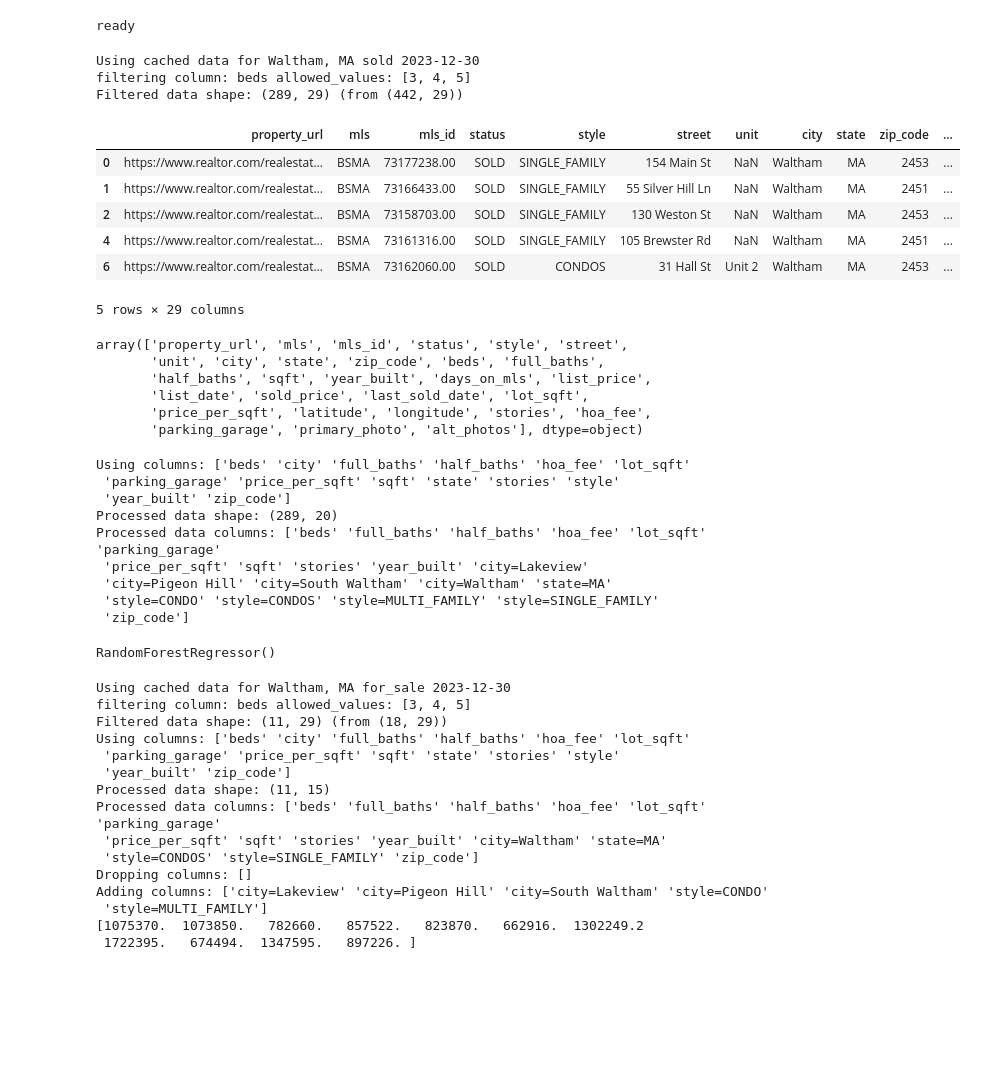
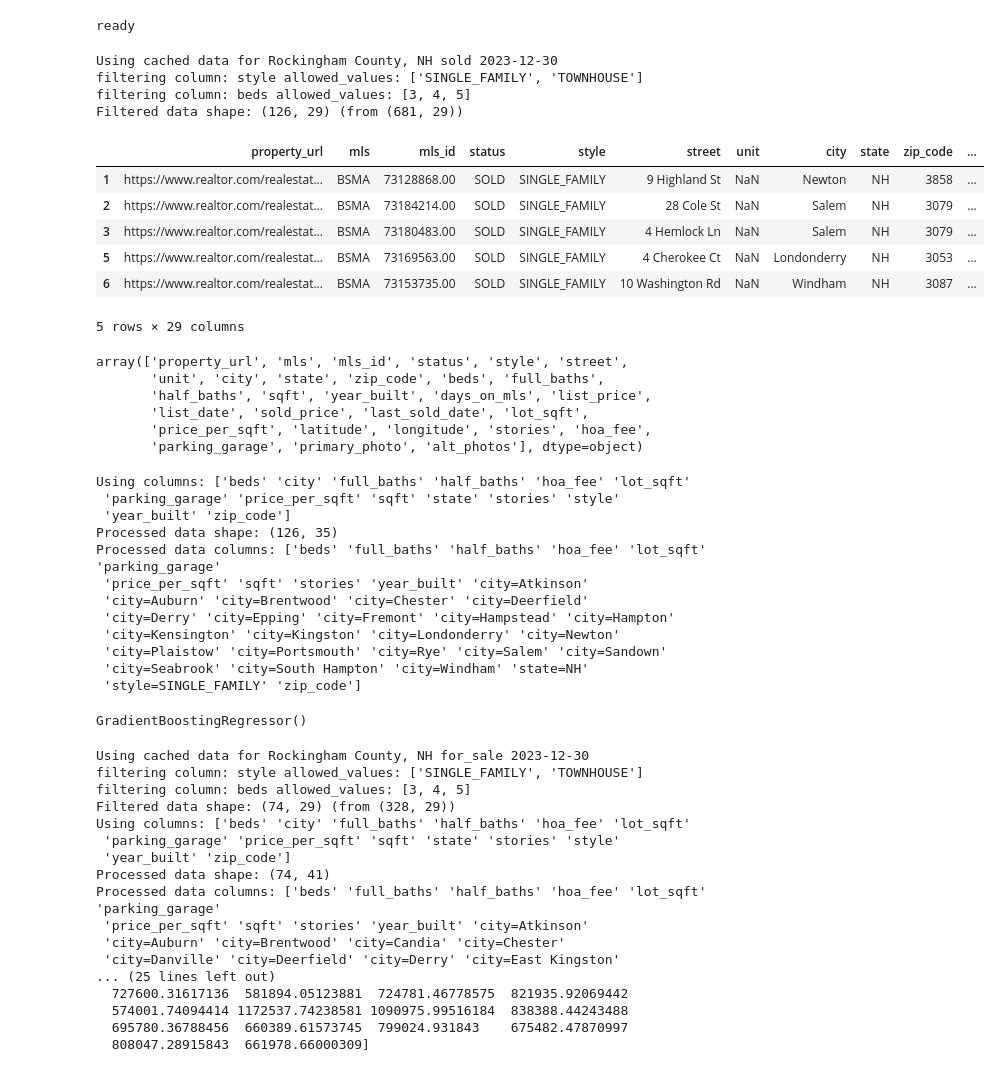
Before and after one commit to cbonoz/harvest-re, a Jupyter notebook: redfin_harvest.ipynb, the cells around one changed output. Cells and saved outputs as stored; diff of their text form; code cells hidden in the pictures; blank space fills up the shorter version.

Commit message:
update messaging and filter

```diff
--- a/redfin_harvest.ipynb
+++ b/redfin_harvest.ipynb
@@ -9,21 +9,21 @@ import sys
 from sklearn.model_selection import train_test_split
 from sklearn.preprocessing import StandardScaler
 from sklearn.linear_model import LinearRegression, LogisticRegression
-from sklearn.ensemble import RandomForestRegressor, HistGradientBoostingRegressor
+from sklearn.ensemble import RandomForestRegressor, HistGradientBoostingRegressor, GradientBoostingRegressor
 from sklearn.metrics import mean_squared_error
 
 # dict vectorizer
 from sklearn.feature_extraction import DictVectorizer
 
-ACTIVE_MODEL = RandomForestRegressor
+ACTIVE_MODEL = GradientBoostingRegressor
 
-
-# TARGET_LOCATION = 'Rockingham County, NH'
-TARGET_LOCATION = 'Waltham, MA'
+# TARGET_LOCATION = 'Waltham, MA'
+TARGET_LOCATION = 'Rockingham County, NH'
 # TARGET_LOCATION = 'Middlesex County, MA'
 DATA_FOLDER = './data'
 
 MIN_PRICE = 500000
+MAX_PRICE = 2*10**6
 
 print('ready')
 # %% [output]
@@ -59,7 +59,7 @@ class RedfinModel:
 
         # check if data already exists in data folder
         if os.path.exists(filename):
-            print(f"Using cached data for {location} {listing_type} {today}")
+            print(f"Using cached data for {location} {listing_type} as of {today}")
             # return data
             return self._filter_data(pd.read_csv(filename))
 
@@ -111,9 +111,9 @@ class RedfinModel:
         original_shape = data.shape
         # Remove out of range values
         # if 'sold_price' in data.columns.values:
-        #     data = data[(data['sold_price'] > MIN_PRICE) & (data['sold_price'] < 10000000)]
-        # if 'list_price' in data.columns.values:
-        #     data = data[(data['list_price'] == np.NaN) | (data['list_price'] > MIN_PRICE) & (data['list_price'] < 10000000)]
+        #     data = data[(data['sold_price'] > MIN_PRICE) & (data['sold_price'] < MAX_PRICE)]
+        if 'list_price' in data.columns.values:
+            data = data[(data['list_price'] > MIN_PRICE) & (data['list_price'] < MAX_PRICE)]
 
         for column in self.column_filters:
             # check if value in column filters values
@@ -182,22 +182,23 @@ class RedfinModel:
         return importances
 # %%
 redfin = RedfinModel(TARGET_LOCATION, {
-  # 'style': ['SINGLE_FAMILY', 'MULTI_FAMILY', 'TOWNHOUSE'],
+  'style': ['SINGLE_FAMILY', 'TOWNHOUSE'],
   'beds': [3, 4, 5]
 })
 train_df = redfin.fetch_data('sold')
 #
 train_df.head()
 # %% [output]
-Using cached data for Waltham, MA sold 2023-12-30
+Using cached data for Rockingham County, NH sold 2023-12-30
+filtering column: style allowed_values: ['SINGLE_FAMILY', 'TOWNHOUSE']
 filtering column: beds allowed_values: [3, 4, 5]
-Filtered data shape: (289, 29) (from (442, 29))
+Filtered data shape: (126, 29) (from (681, 29))
 |  | property_url | mls | mls_id | status | style | street | unit | city | state | zip_code | ... |
-| 0 | https://www.realtor.com/realestat... | BSMA | 73177238.00 | SOLD | SINGLE_FAMILY | 154 Main St | NaN | Waltham | MA | 2453 | ... |
-| 1 | https://www.realtor.com/realestat... | BSMA | 73166433.00 | SOLD | SINGLE_FAMILY | 55 Silver Hill Ln | NaN | Waltham | MA | 2451 | ... |
-| 2 | https://www.realtor.com/realestat... | BSMA | 73158703.00 | SOLD | SINGLE_FAMILY | 130 Weston St | NaN | Waltham | MA | 2453 | ... |
-| 4 | https://www.realtor.com/realestat... | BSMA | 73161316.00 | SOLD | SINGLE_FAMILY | 105 Brewster Rd | NaN | Waltham | MA | 2451 | ... |
-| 6 | https://www.realtor.com/realestat... | BSMA | 73162060.00 | SOLD | CONDOS | 31 Hall St | Unit 2 | Waltham | MA | 2453 | ... |
+| 1 | https://www.realtor.com/realestat... | BSMA | 73128868.00 | SOLD | SINGLE_FAMILY | 9 Highland St | NaN | Newton | NH | 3858 | ... |
+| 2 | https://www.realtor.com/realestat... | BSMA | 73184214.00 | SOLD | SINGLE_FAMILY | 28 Cole St | NaN | Salem | NH | 3079 | ... |
+| 3 | https://www.realtor.com/realestat... | BSMA | 73180483.00 | SOLD | SINGLE_FAMILY | 4 Hemlock Ln | NaN | Salem | NH | 3079 | ... |
+| 5 | https://www.realtor.com/realestat... | BSMA | 73169563.00 | SOLD | SINGLE_FAMILY | 4 Cherokee Ct | NaN | Londonderry | NH | 3053 | ... |
+| 6 | https://www.realtor.com/realestat... | BSMA | 73153735.00 | SOLD | SINGLE_FAMILY | 10 Washington Rd | NaN | Windham | NH | 3087 | ... |
 5 rows × 29 columns
 # %%
 train_df.columns.values
@@ -215,34 +216,39 @@ redfin.train_from_raw(train_df, train_df[RedfinModel.TARGET_COLUMN])
 Using columns: ['beds' 'city' 'full_baths' 'half_baths' 'hoa_fee' 'lot_sqft'
  'parking_garage' 'price_per_sqft' 'sqft' 'state' 'stories' 'style'
  'year_built' 'zip_code']
-Processed data shape: (289, 20)
+Processed data shape: (126, 35)
 Processed data columns: ['beds' 'full_baths' 'half_baths' 'hoa_fee' 'lot_sqft' 'parking_garage'
- 'price_per_sqft' 'sqft' 'stories' 'year_built' 'city=Lakeview'
- 'city=Pigeon Hill' 'city=South Waltham' 'city=Waltham' 'state=MA'
- 'style=CONDO' 'style=CONDOS' 'style=MULTI_FAMILY' 'style=SINGLE_FAMILY'
- 'zip_code']
+ 'price_per_sqft' 'sqft' 'stories' 'year_built' 'city=Atkinson'
+ 'city=Auburn' 'city=Brentwood' 'city=Chester' 'city=Deerfield'
+ 'city=Derry' 'city=Epping' 'city=Fremont' 'city=Hampstead' 'city=Hampton'
+ 'city=Kensington' 'city=Kingston' 'city=Londonderry' 'city=Newton'
+ 'city=Plaistow' 'city=Portsmouth' 'city=Rye' 'city=Salem' 'city=Sandown'
+ 'city=Seabrook' 'city=South Hampton' 'city=Windham' 'state=NH'
+ 'style=SINGLE_FAMILY' 'zip_code']
-RandomForestRegressor()
+GradientBoostingRegressor()
 # %%
 test_df = redfin.fetch_data('for_sale')
 # test_df = redfin.filter_data(test_df)
 results = redfin.predict(test_df)
 print(results)
 # %% [output]
-Using cached data for Waltham, MA for_sale 2023-12-30
+Using cached data for Rockingham County, NH for_sale 2023-12-30
+filtering column: style allowed_values: ['SINGLE_FAMILY', 'TOWNHOUSE']
 filtering column: beds allowed_values: [3, 4, 5]
-Filtered data shape: (11, 29) (from (18, 29))
+Filtered data shape: (74, 29) (from (328, 29))
 Using columns: ['beds' 'city' 'full_baths' 'half_baths' 'hoa_fee' 'lot_sqft'
  'parking_garage' 'price_per_sqft' 'sqft' 'state' 'stories' 'style'
  'year_built' 'zip_code']
-Processed data shape: (11, 15)
+Processed data shape: (74, 41)
 Processed data columns: ['beds' 'full_baths' 'half_baths' 'hoa_fee' 'lot_sqft' 'parking_garage'
- 'price_per_sqft' 'sqft' 'stories' 'year_built' 'city=Waltham' 'state=MA'
- 'style=CONDOS' 'style=SINGLE_FAMILY' 'zip_code']
-Dropping columns: []
-Adding columns: ['city=Lakeview' 'city=Pigeon Hill' 'city=South Waltham' 'style=CONDO'
- 'style=MULTI_FAMILY']
-[1075370.  1073850.   782660.   857522.   823870.   662916.  1302249.2
- 1722395.   674494.  1347595.   897226. ]
+ 'price_per_sqft' 'sqft' 'stories' 'year_built' 'city=Atkinson'
+ 'city=Auburn' 'city=Brentwood' 'city=Candia' 'city=Chester'
+ 'city=Danville' 'city=Deerfield' 'city=Derry' 'city=East Kingston'
+... (25 lines left out)
+  727600.31617136  581894.05123881  724781.46778575  821935.92069442
+  574001.74094414 1172537.74238581 1090975.99516184  838388.44243488
+  695780.36788456  660389.61573745  799024.931843    675482.47870997
+  808047.28915843  661978.66000309]
 # %%
 # Find rows with biggest mismatch between listing price and predicted predicted
 test_df['predicted'] = results
```
Also changed, not shown: parts of 4 cells of this notebook.
